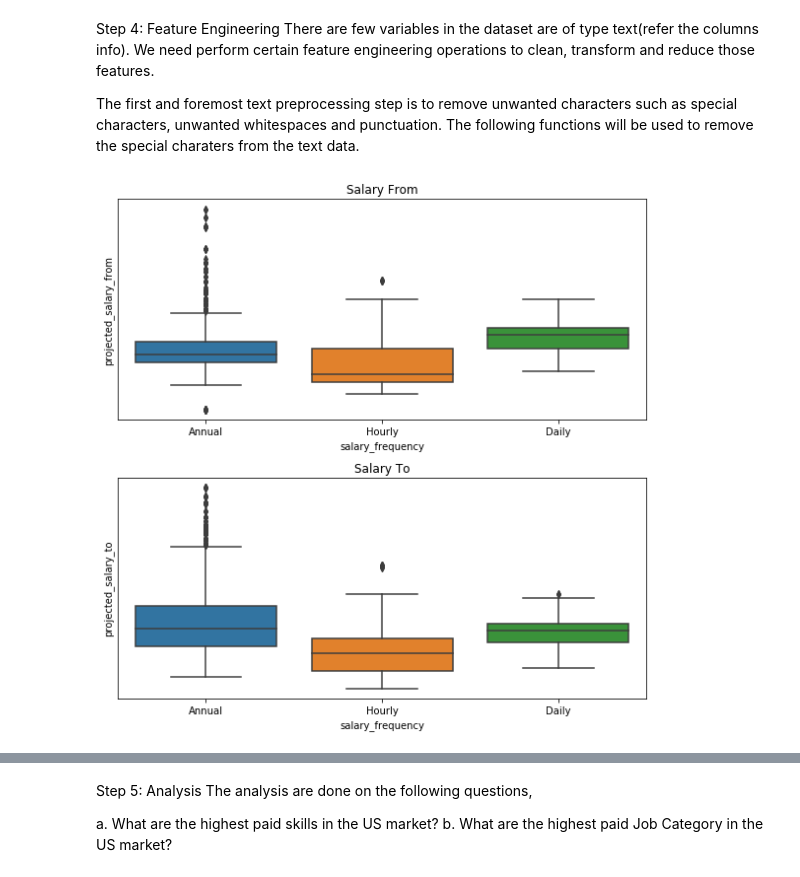
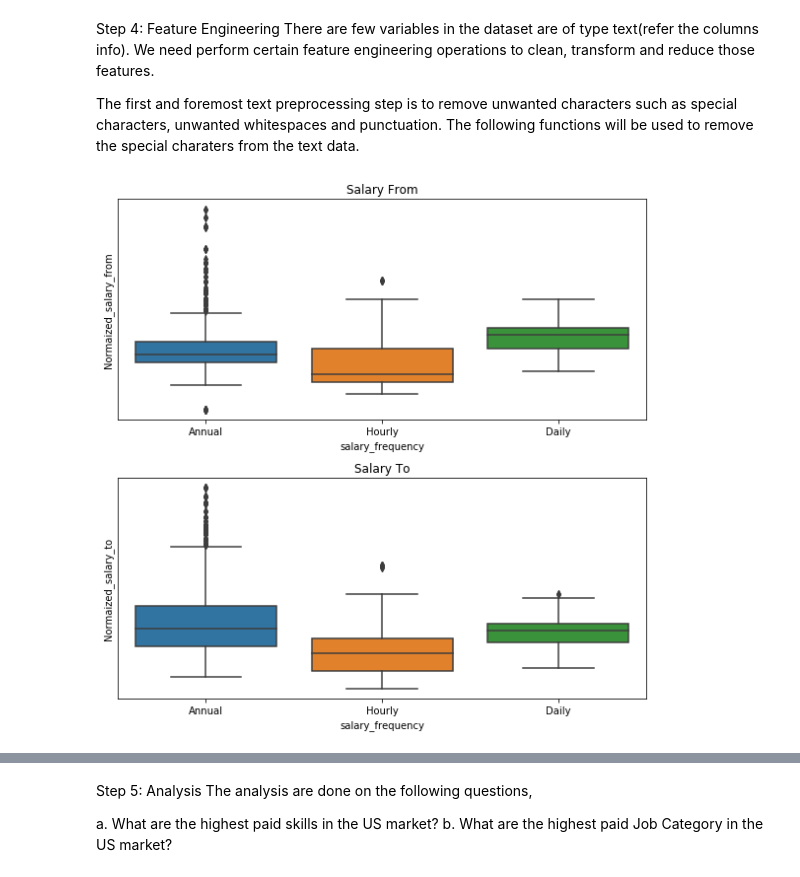
Before and after one commit to ezekumar/BITS_Assignment_II_Sem, a Jupyter notebook: ClusterAssignement/JOBSClusterAssignment.ipynb, the cells around one changed output, grey strips where cells are left out. Cells and saved outputs as stored; diff of their text form; code cells hidden in the pictures.

```diff
--- a/ClusterAssignement/JOBSClusterAssignment.ipynb
+++ b/ClusterAssignement/JOBSClusterAssignment.ipynb
@@ -213,7 +297,7 @@ There are few variables in the dataset are of type text(refer the columns info).
 The first and foremost text preprocessing step is to remove unwanted characters such as special characters, unwanted whitespaces and punctuation. The following functions will be used to remove the special charaters from the text data.
 # %%
 
-def project_salary_to_annual(freq,salary):
+def salarytoannual(freq,salary):
     if (freq == 'Hourly'):
         return salary * 8 * 20 * 12
     elif (freq == 'Daily'):
@@ -222,20 +306,20 @@ def project_salary_to_annual(freq,salary):
         return salary
 
 # Invoking the method
-jobs['projected_salary_from'] = jobs.apply(lambda x: project_salary_to_annual(x.salary_frequency, x.salary_range_low), axis=1)
-jobs['projected_salary_to'] = jobs.apply(lambda x: project_salary_to_annual(x.salary_frequency, x.salary_range_high), axis=1)
+jobs['Normaized_salary_from'] = jobs.apply(lambda x: salarytoannual(x.salary_frequency, x.salary_range_low), axis=1)
+jobs['Normaized_salary_to'] = jobs.apply(lambda x: salarytoannual(x.salary_frequency, x.salary_range_high), axis=1)
 # %%
 fig, axes = plt.subplots(2,1, figsize=(8,8), squeeze=False)
 axes[0][0].set_title("Salary From")
 axes[1][0].set_title("Salary To")
 
-sns.boxplot(x='salary_frequency',y='projected_salary_from', data=jobs, ax=axes[0][0])
-sns.boxplot(x='salary_frequency',y='projected_salary_to', data=jobs, ax=axes[1][0])
+sns.boxplot(x='salary_frequency',y='Normaized_salary_from', data=jobs, ax=axes[0][0])
+sns.boxplot(x='salary_frequency',y='Normaized_salary_to', data=jobs, ax=axes[1][0])
 plt.setp(axes, yticks=[])
 plt.tight_layout()
 plt.show()
 # %% [output]
-[figure, old version]
+[figure, new version]
 # %%
 """
     Extracting the year value from the preferred skills attribute
```
Also changed, not shown: parts of 14 cells of this notebook.
